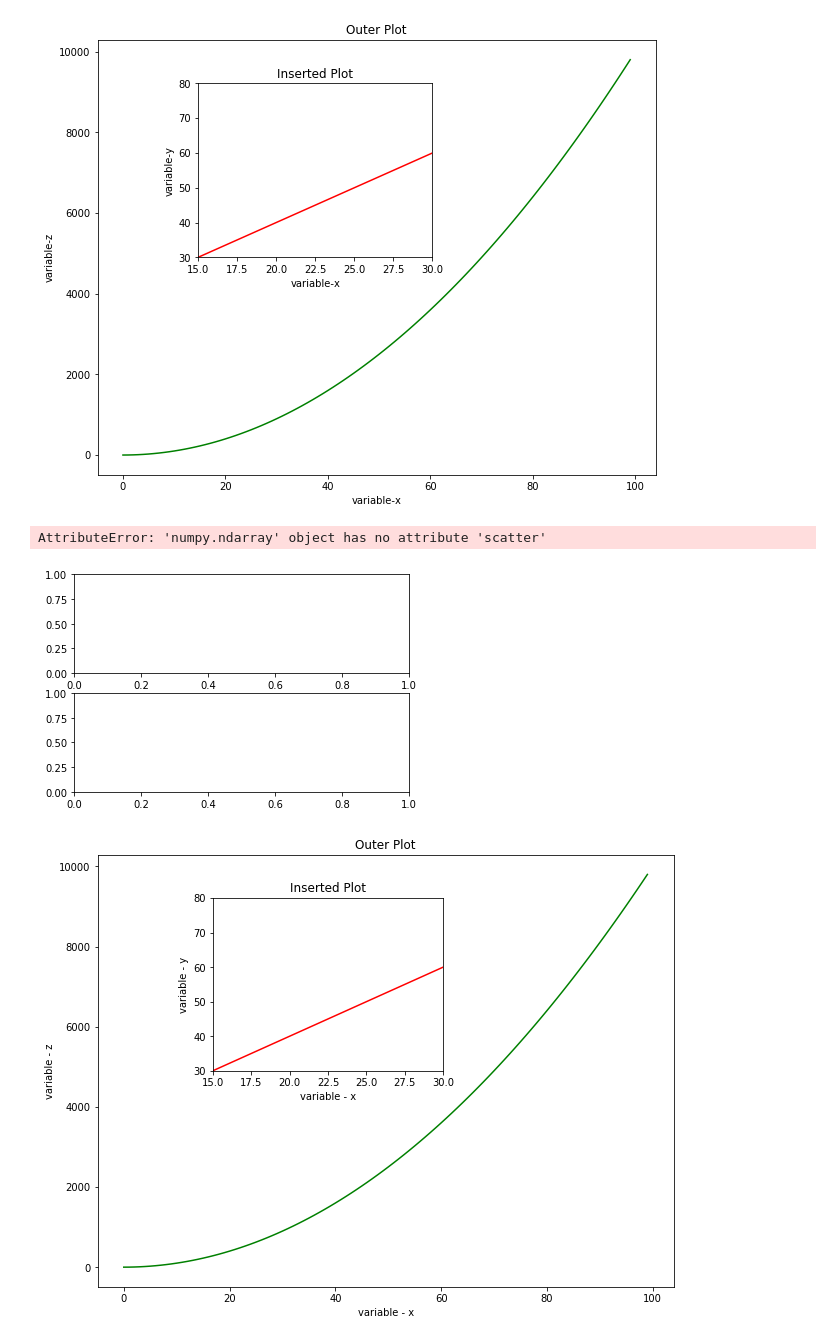
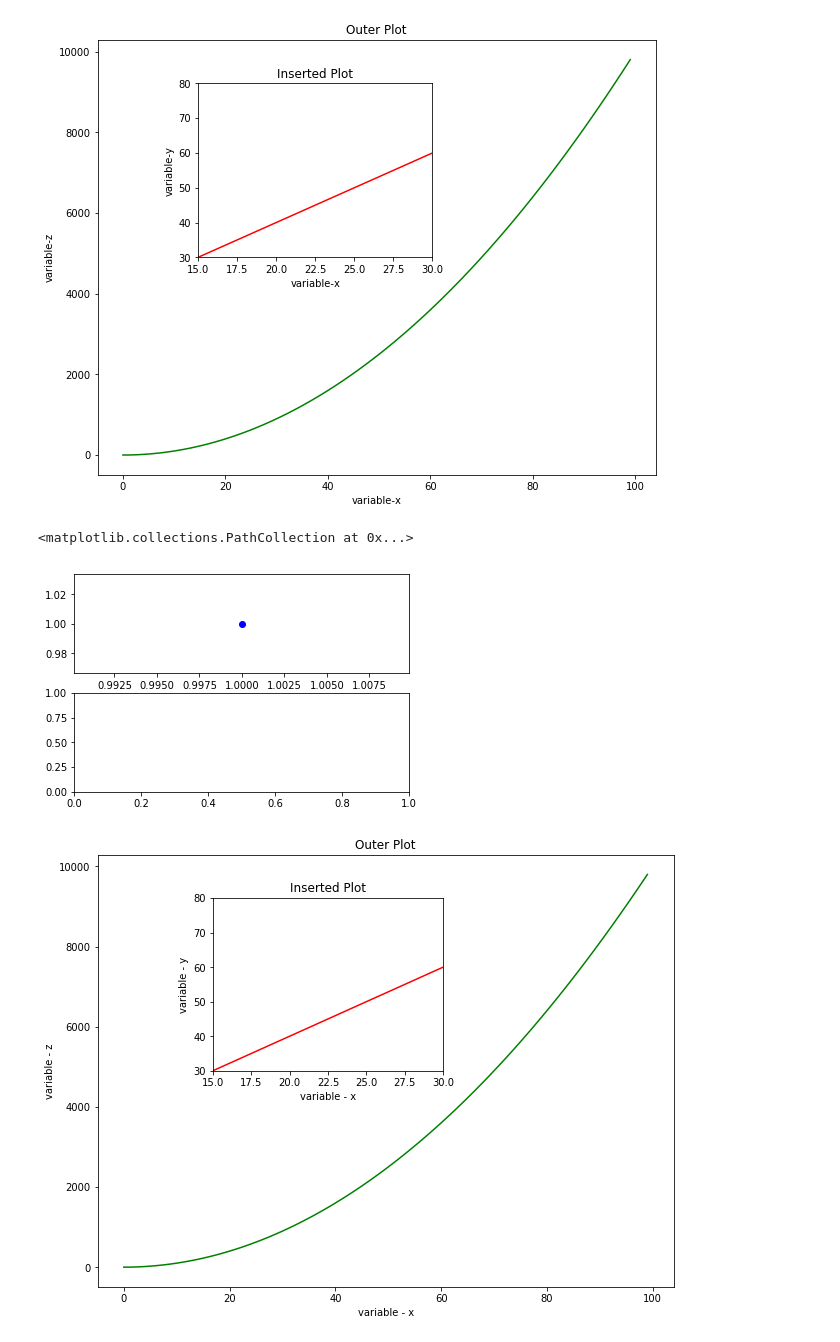
Before and after one commit to ColinFangshu/dsc-more-practice-with-matplotlib-lab-seattle-ds-career-051319, a Jupyter notebook: index.ipynb, the cells around one changed output. Cells and saved outputs as stored; diff of their text form; code cells hidden in the pictures.

```diff
--- a/index.ipynb
+++ b/index.ipynb
@@ -124,11 +124,11 @@ ins.set_ylim([30,80])
 # %%
 
 fig, axes = plt.subplots(2)
 
-axes.scatter(1, 1, color='b')
+axes[0].scatter(1, 1, color='b')
 # %% [output]
-AttributeError: 'numpy.ndarray' object has no attribute 'scatter'
+<matplotlib.collections.PathCollection at 0x...>
-[figure, old version]
+[figure, new version]
 # %%
 # %% [output]
 [figure]
```
